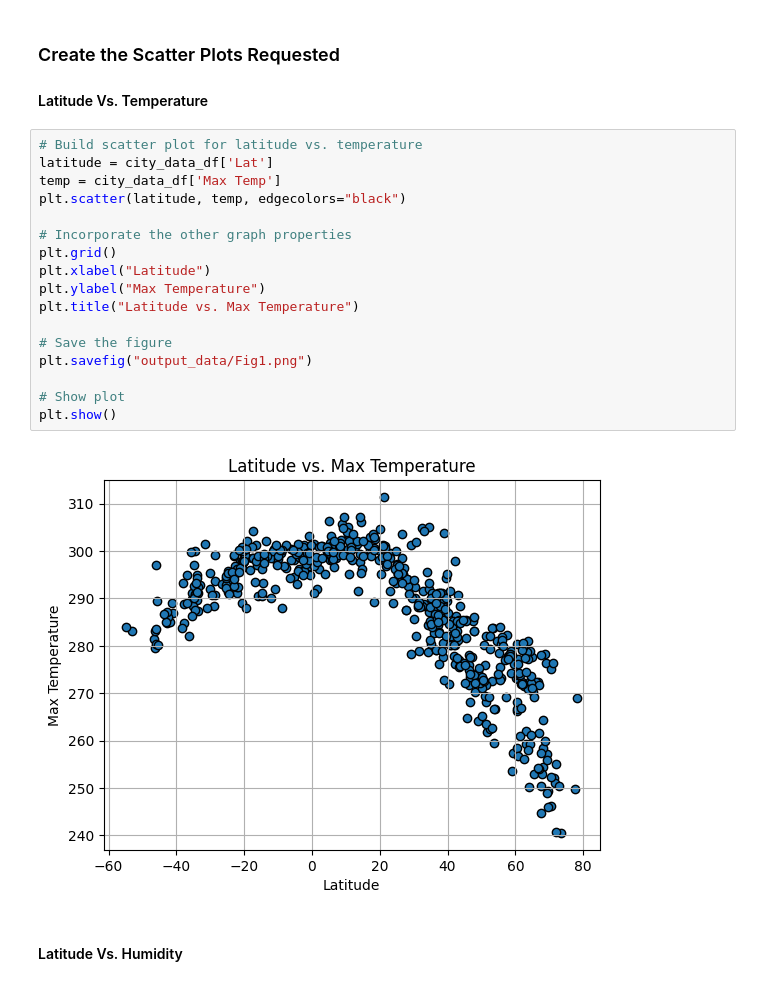
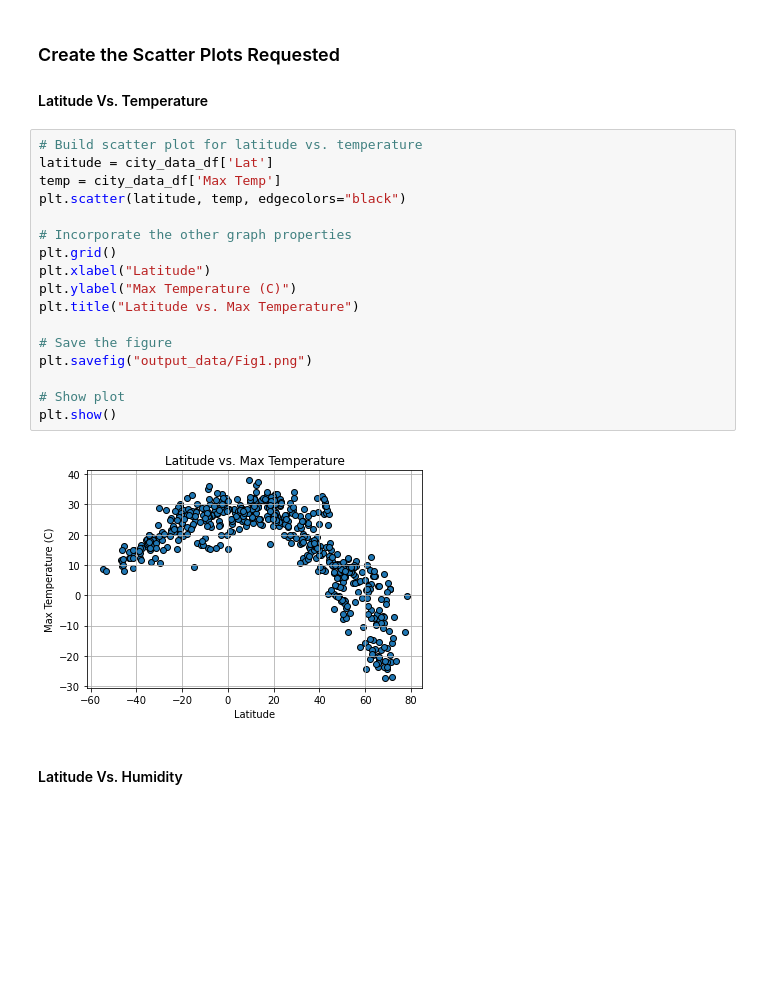
Before and after one commit to a676-code/python-api-challenge, a Jupyter notebook: WeatherPy/WeatherPy.ipynb, the cells around one changed output. Cells and saved outputs as stored; diff of their text form; blank space fills up the shorter version.

Commit message:
fixed temperatures

```diff
--- a/WeatherPy/WeatherPy.ipynb
+++ b/WeatherPy/WeatherPy.ipynb
@@ -181,22 +207,22 @@ city_data_df.head()
 # %%
 # Build scatter plot for latitude vs. temperature
 latitude = city_data_df['Lat']
 temp = city_data_df['Max Temp']
 plt.scatter(latitude, temp, edgecolors="black")
 
 # Incorporate the other graph properties
 plt.grid()
 plt.xlabel("Latitude")
-plt.ylabel("Max Temperature")
+plt.ylabel("Max Temperature (C)")
 plt.title("Latitude vs. Max Temperature")
 
 # Save the figure
 plt.savefig("output_data/Fig1.png")
 
 # Show plot
 plt.show()
 # %% [output]
-[figure, old version]
+[figure, new version]
 # %% [markdown]
 #### Latitude Vs. Humidity
 # %%
```
Also changed, not shown: parts of 24 cells of this notebook, 7 other files.
